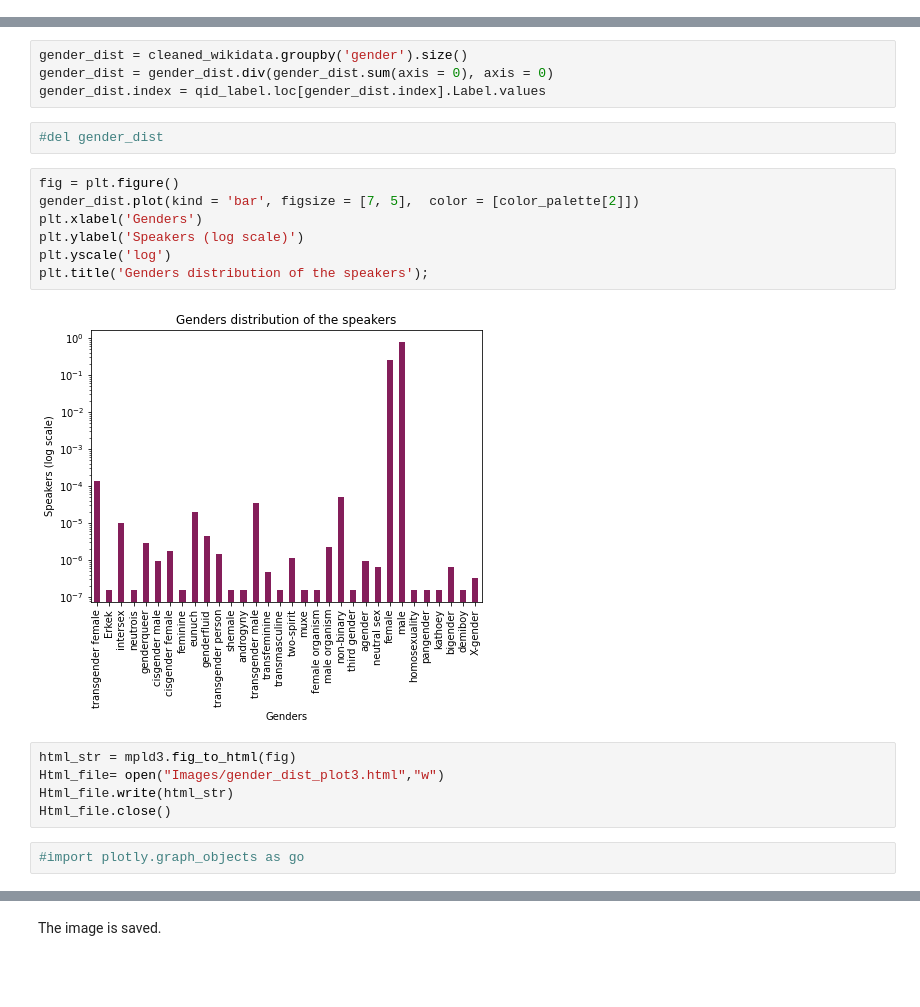
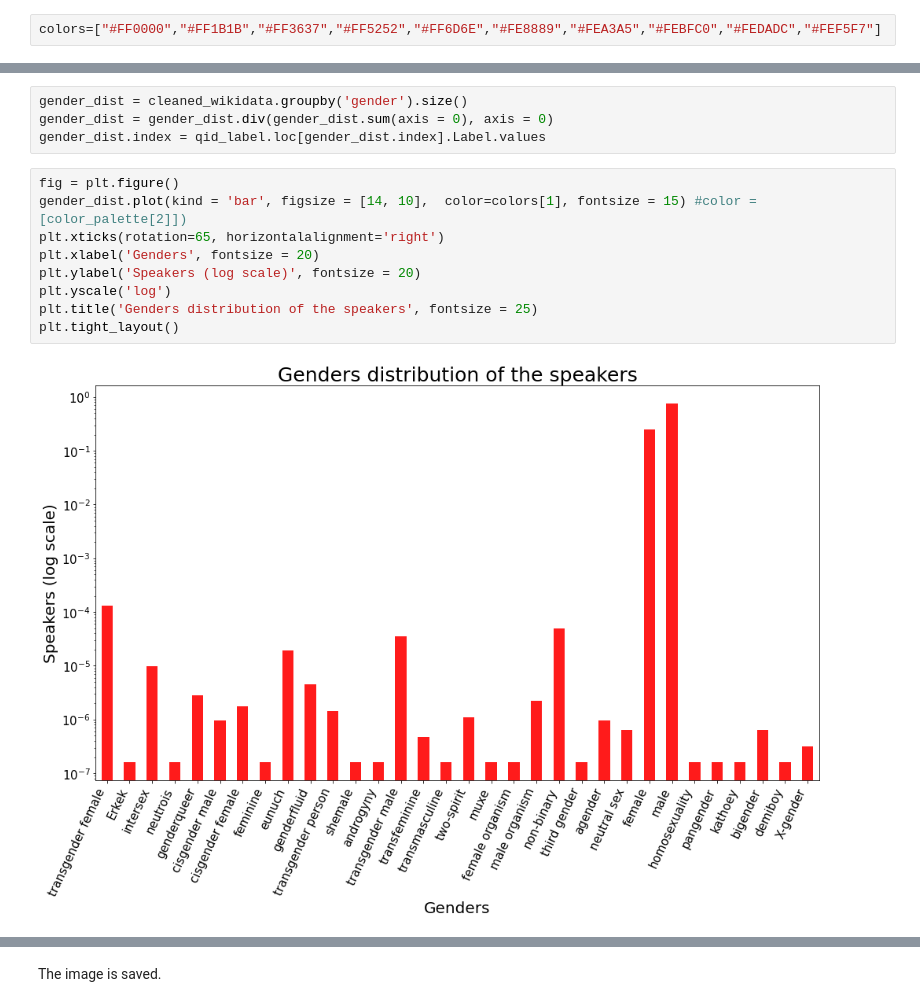
Before and after one commit to coraliegrobel/ada-2021-project-sv4ever, a Jupyter notebook: ada_main.ipynb, the cells around one changed output, grey strips where cells are left out. Cells and saved outputs as stored; diff of their text form; blank space fills up the shorter version.

```diff
--- a/ada_main.ipynb
+++ b/ada_main.ipynb
@@ -171,3 +166,5 @@ color_palette = sns.color_palette("rocket",10)
+# %%
+colors=["#FF0000","#FF1B1B","#FF3637","#FF5252","#FF6D6E","#FE8889","#FEA3A5","#FEBFC0","#FEDADC","#FEF5F7"]
 # %% [markdown]
 Let's visualise the languages in this sample of our dataset.
 # %%
@@ -298,21 +270,14 @@ Let's observe their distribution.
 gender_dist = cleaned_wikidata.groupby('gender').size()
 gender_dist = gender_dist.div(gender_dist.sum(axis = 0), axis = 0)
 gender_dist.index = qid_label.loc[gender_dist.index].Label.values
-# %%
-#del gender_dist
 # %%
 fig = plt.figure()
-gender_dist.plot(kind = 'bar', figsize = [7, 5],  color = [color_palette[2]])
-plt.xlabel('Genders')
-plt.ylabel('Speakers (log scale)')
+gender_dist.plot(kind = 'bar', figsize = [14, 10],  color=colors[1], fontsize = 15) #color = [color_palette[2]])
+plt.xticks(rotation=65, horizontalalignment='right')
+plt.xlabel('Genders', fontsize = 20)
+plt.ylabel('Speakers (log scale)', fontsize = 20)
 plt.yscale('log')
-plt.title('Genders distribution of the speakers');
+plt.title('Genders distribution of the speakers', fontsize = 25)
+plt.tight_layout()
 # %% [output]
-[figure, old version]
+[figure, new version]
-# %%
-html_str = mpld3.fig_to_html(fig)
-Html_file= open("Images/gender_dist_plot3.html","w")
-Html_file.write(html_str)
-Html_file.close()
-# %%
-#import plotly.graph_objects as go
```
Also changed, not shown: parts of 44 cells of this notebook.
